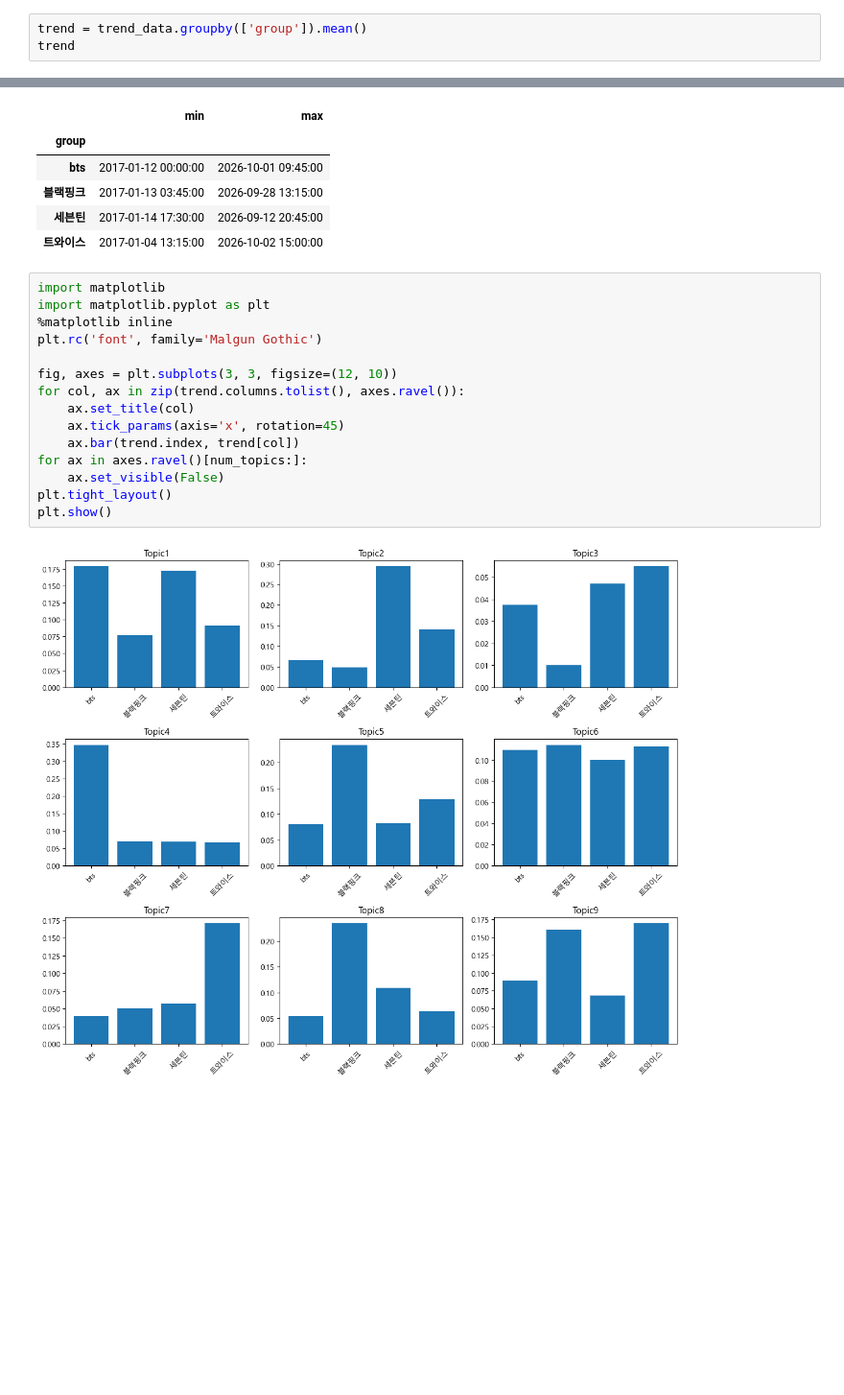
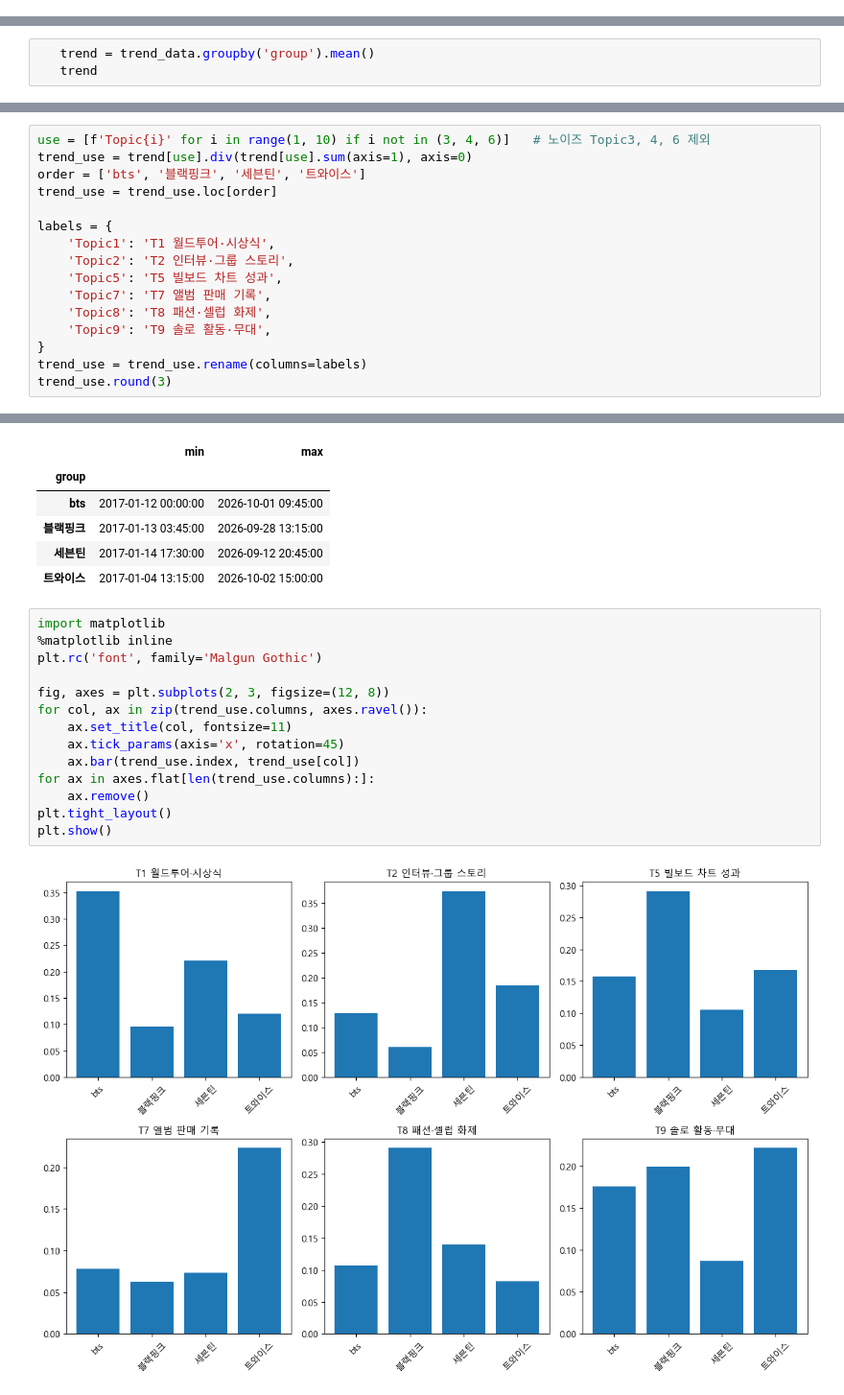
Before and after one commit to JAEMOON-LEEE/Data_Intelligence_PBL-1, a Jupyter notebook: Topic_Modeling_en.ipynb, the cells around one changed output, grey strips where cells are left out. Shown at 96% size. Drawn from its saved outputs; the diff is of its cells as text; blank space fills up the shorter version.

Commit message:
Drop noise topics from the group comparison and plot the reweighted shares.
Co-authored-by: Cursor <cursoragent@cursor.com>

```diff
--- a/Topic_Modeling_en.ipynb
+++ b/Topic_Modeling_en.ipynb
@@ -161,3 +159,0 @@ trend_data.iloc[:5, -5:]
-# %%
-trend = trend_data.groupby(['group']).mean()
-trend
@@ -170,0 +160,3 @@ trend
+# %%
+   trend = trend_data.groupby('group').mean()
+   trend
@@ -170,0 +170,16 @@ trend
+# %%
+use = [f'Topic{i}' for i in range(1, 10) if i not in (3, 4, 6)]   # 노이즈 Topic3, 4, 6 제외
+trend_use = trend[use].div(trend[use].sum(axis=1), axis=0)
+order = ['bts', '블랙핑크', '세븐틴', '트와이스']
+trend_use = trend_use.loc[order]
+
+labels = {
+    'Topic1': 'T1 월드투어·시상식',
+    'Topic2': 'T2 인터뷰·그룹 스토리',
+    'Topic5': 'T5 빌보드 차트 성과',
+    'Topic7': 'T7 앨범 판매 기록',
+    'Topic8': 'T8 패션·셀럽 화제',
+    'Topic9': 'T9 솔로 활동·무대',
+}
+trend_use = trend_use.rename(columns=labels)
+trend_use.round(3)
@@ -188,18 +209,17 @@ en.groupby('group')['published_at'].agg(['min', 'max'])
 | 트와이스 | 2017-01-04 13:15:00 | 2026-10-02 15:00:00 |
 # %%
 import matplotlib
-import matplotlib.pyplot as plt
 %matplotlib inline
 plt.rc('font', family='Malgun Gothic')
 
-fig, axes = plt.subplots(3, 3, figsize=(12, 10))
-for col, ax in zip(trend.columns.tolist(), axes.ravel()):
-    ax.set_title(col)
+fig, axes = plt.subplots(2, 3, figsize=(12, 8))
+for col, ax in zip(trend_use.columns, axes.ravel()):
+    ax.set_title(col, fontsize=11)
     ax.tick_params(axis='x', rotation=45)
-    ax.bar(trend.index, trend[col])
-for ax in axes.ravel()[num_topics:]:
-    ax.set_visible(False)
+    ax.bar(trend_use.index, trend_use[col])
+for ax in axes.flat[len(trend_use.columns):]:
+    ax.remove()
 plt.tight_layout()
 plt.show()
 # %% [output]
-[figure, old version]
+[figure, new version]
```
Also changed, not shown: parts of 12 cells of this notebook, 1 other file.
